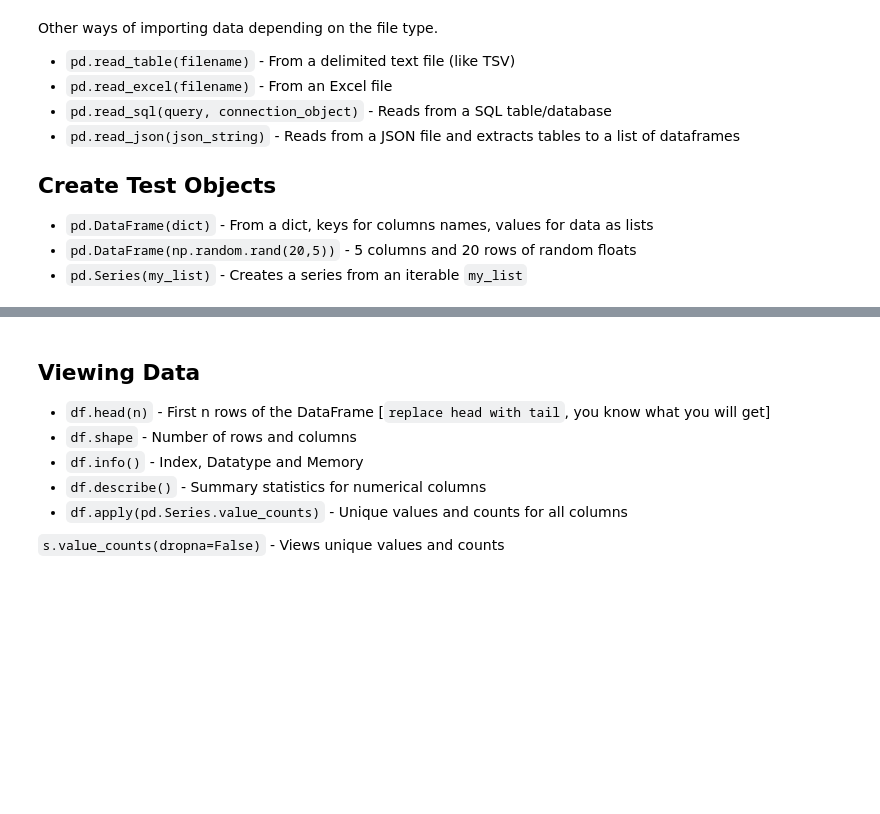
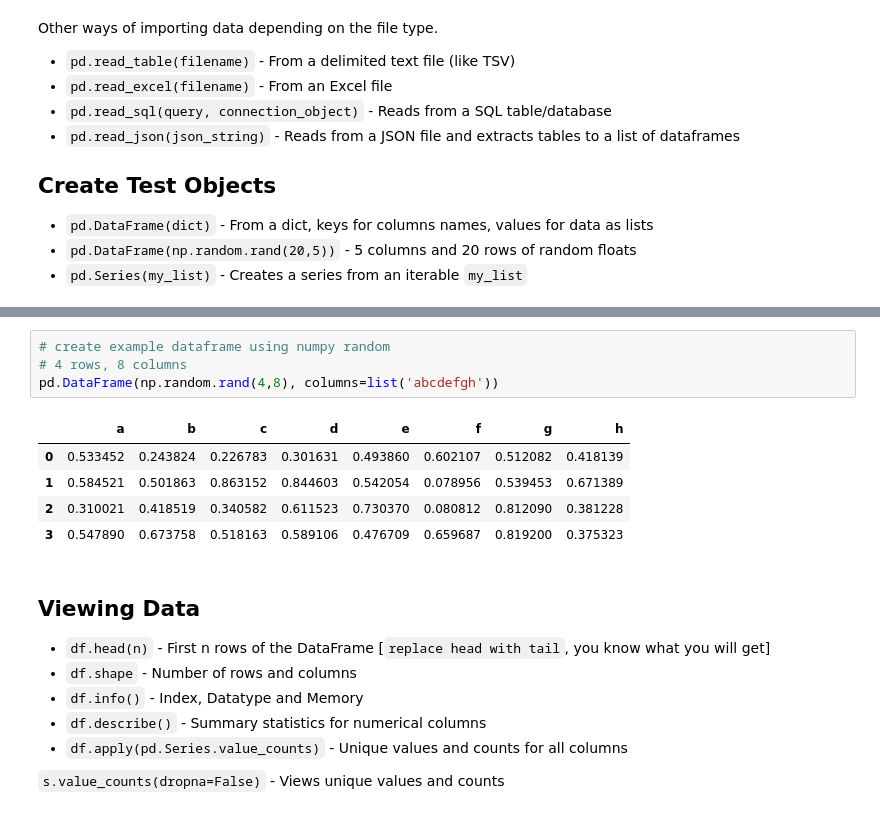
Before and after one commit to Tamoghna-Saha/python_tutorials_notebook, a Jupyter notebook: data_science/Pandas.ipynb, the cells around one changed output, grey strips where cells are left out. Cells and saved outputs as stored; diff of their text form; blank space fills up the shorter version.

```diff
--- a/data_science/Pandas.ipynb
+++ b/data_science/Pandas.ipynb
@@ -70,6 +70,16 @@ df_dict
 |  | City | State |
 | 0 | Kolkata | West Bengal |
 | 1 | Bangalore | Karnataka |
+# %%
+# create example dataframe using numpy random
+# 4 rows, 8 columns
+pd.DataFrame(np.random.rand(4,8), columns=list('abcdefgh'))
+# %% [output]
+|  | a | b | c | d | e | f | g | h |
+| 0 | 0.533452 | 0.243824 | 0.226783 | 0.301631 | 0.493860 | 0.602107 | 0.512082 | 0.418139 |
+| 1 | 0.584521 | 0.501863 | 0.863152 | 0.844603 | 0.542054 | 0.078956 | 0.539453 | 0.671389 |
+| 2 | 0.310021 | 0.418519 | 0.340582 | 0.611523 | 0.730370 | 0.080812 | 0.812090 | 0.381228 |
+| 3 | 0.547890 | 0.673758 | 0.518163 | 0.589106 | 0.476709 | 0.659687 | 0.819200 | 0.375323 |
 # %% [markdown]
 ## Viewing Data
 
```
Also changed, not shown: parts of 44 cells of this notebook.
